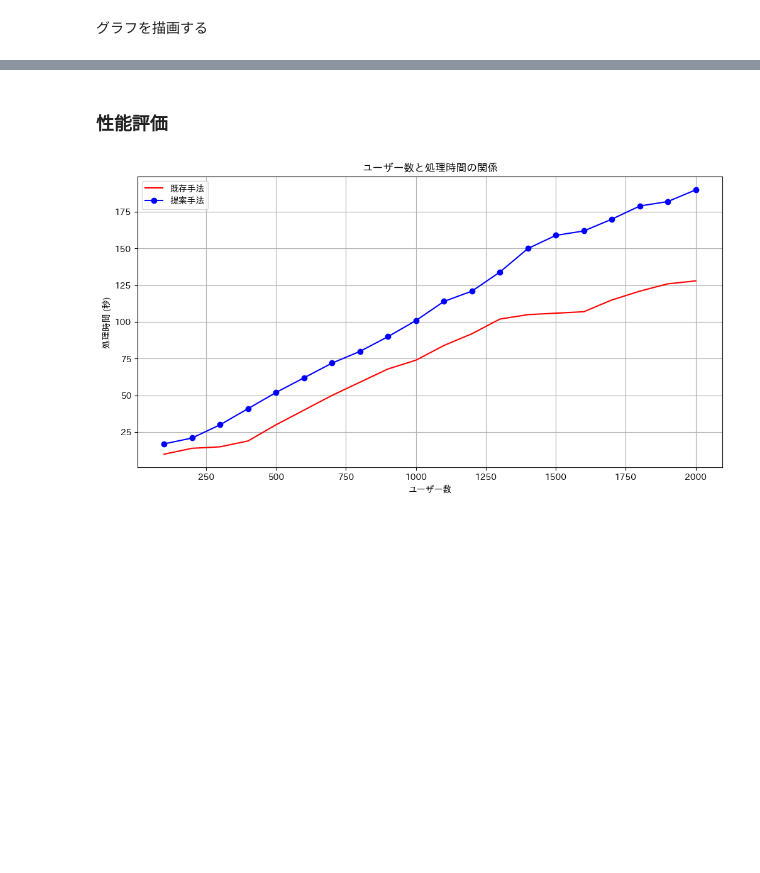
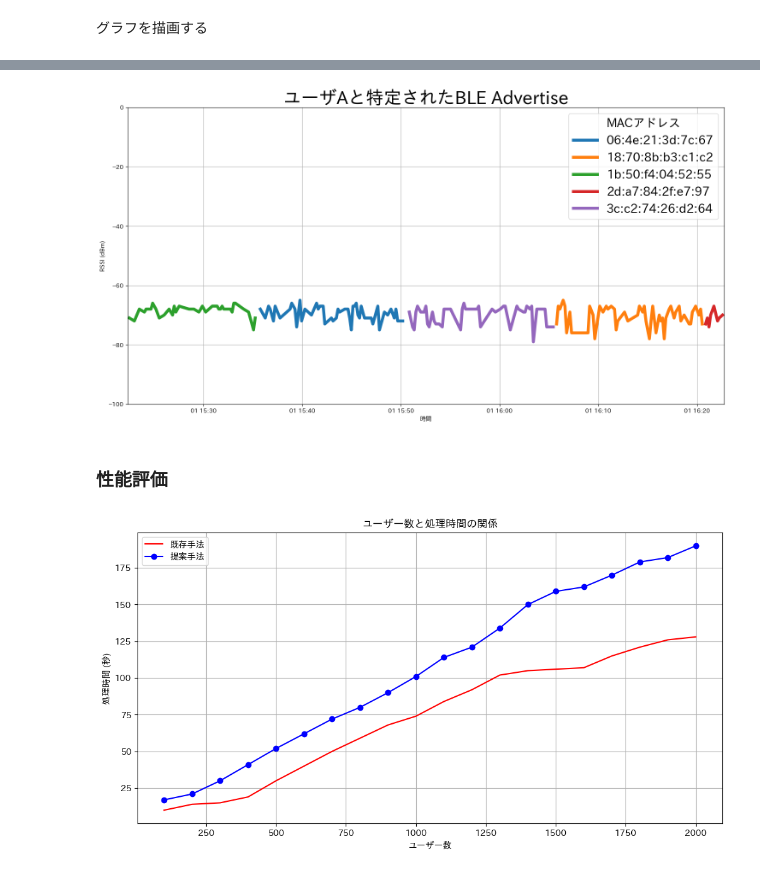
Before and after one commit to togawa427/ble-advertise-matplot, a Jupyter notebook: pandas/main.ipynb, the cells around one changed output, grey strips where cells are left out. Saved outputs shown, nothing was run; the diff lists cells and outputs as text; code cells hidden in the pictures; blank space fills up the shorter version.

```diff
--- a/pandas/main.ipynb
+++ b/pandas/main.ipynb
@@ -88,2 +90,7 @@ df['time'] = pd.to_datetime(df['time'], format='%H:%M:%S')
+# %%
+# service_uuidが指定の値のデータだけを抽出
+target_uuid = "4c000c0e00dcdf7a77b39324fa462f5eb6551006491d614bd9581a"
+# filtered_df = df[df['service_uuid'] == target_uuid]
+filtered_df = df[df['service_uuid'].apply(lambda x: len(x) == 49)]
 # %% [markdown]
 グラフを描画する
@@ -146,3 +97,50 @@ plt.show()
+# %%
+# グラフの描画
+fig = plt.figure(figsize=(18, 9))
+
+# MACアドレスごとにグループ化してプロット
+# # 50件だけプロット
+# for i, (mac, group) in enumerate(df.groupby('mac_address')):
+#     if i >= 50:
+#         break
+#     plt.plot(group['time'], group['rssi'], label=mac, linewidth=1)
+for mac, group in filtered_df.groupby('mac_address'):
+    plt.plot(group['time'], group['rssi'], label=mac, marker='o', linewidth=3, markersize=6)
+
+
+# プライベートビーコンの場合
+# elif (len(valueText) == 36):
+#     try:
+#         head_value = int(valueText[:2], 16)
+#         if(head_value > 63 and head_value < 128):
+#             submit_uuid = valueText[0:8] + valueText[9:13] + valueText[14:18] + valueText[19:23] + valueText[24:36]
+#             # sent_datas.append(
+#             #     {'uuid': submit_uuid, 'rssi': int(dev.rssi)}
+#             # )
+#             print("プライバシービーコン")
+#             print(submit_uuid)
+
+# グラフの設定
+plt.ylim(-100,0)
+start_time = datetime.datetime.strptime("15:22:20", "%H:%M:%S")
+end_time = datetime.datetime.strptime("16:22:44", "%H:%M:%S")
+plt.xlim(start_time, end_time)
+
+# グラフの装飾
+plt.xlabel('時間')
+plt.ylabel('RSSI (dBm)')
+# plt.title('RSSIの時系列変化')
+plt.title('ユーザAと特定されたBLE Advertise', fontsize=30)
+plt.grid(True)
+plt.legend(title='MACアドレス', fontsize=20, title_fontsize=20)
+
+# 表示
+plt.show()
+
+# 保存
+fig.savefig('out/graph2.png')
+# %% [output]
+[figure, added]
 # %% [markdown]
 ### 性能評価
 # %%
```
Also changed, not shown: parts of 2 cells of this notebook, 4 other files.
